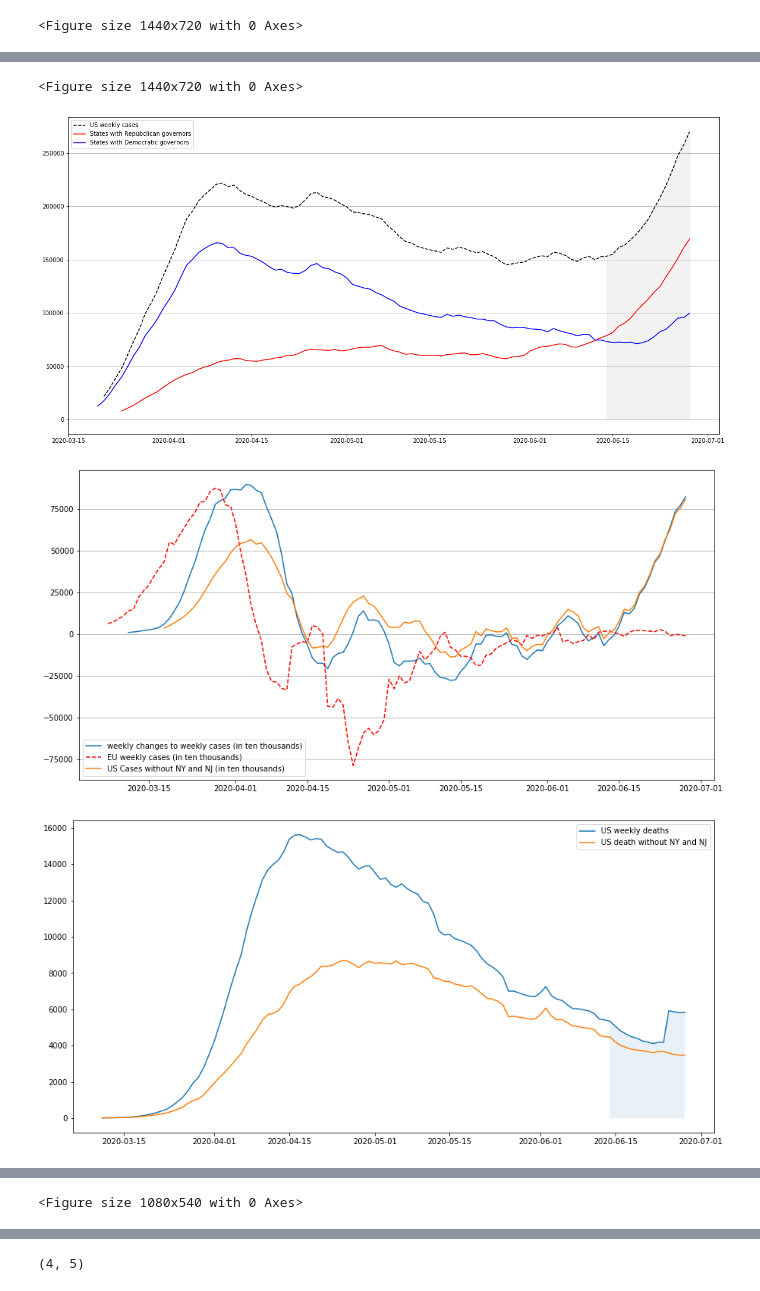
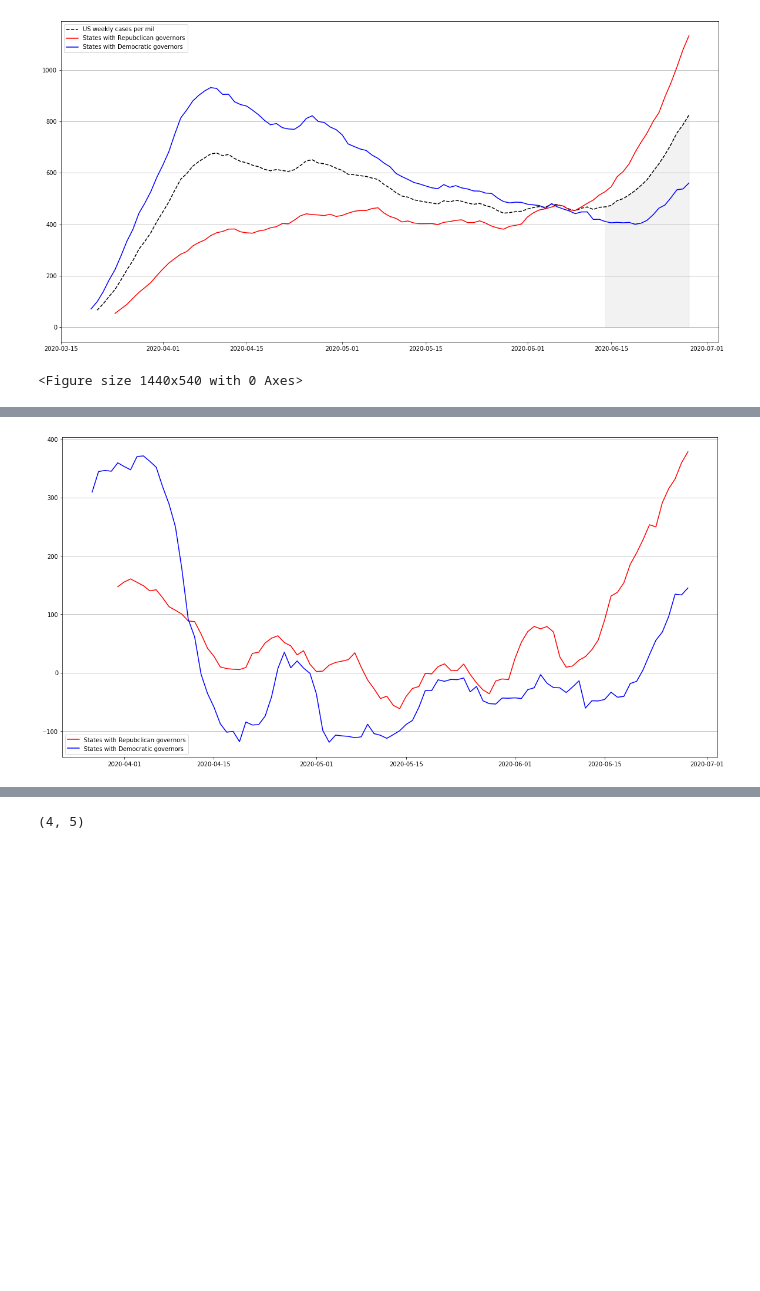
Before and after one commit to dviabhav/NYTCovidData, a Jupyter notebook: Covid19 file.ipynb, the cells around one changed output, grey strips where cells are left out. Cells and saved outputs as stored; diff of their text form; code cells hidden in the pictures; blank space fills up the shorter version.

```diff
--- a/Covid19 file.ipynb
+++ b/Covid19 file.ipynb
@@ -207,6 +56,14 @@ ax.legend()
 ylim = ax.get_ylim()
 ax.fill_between(raw_US.index[-15:], 0, raw_US.cases.diff(7)[-15:]/10000, alpha = 0.1)
 
+#####  Slope of weekly cases for US and EU
+plt.figure(figsize = (20,7.5))
+plt.plot(raw_US.cases.diff(7).diff(7)[50:], label = "weekly changes to weekly cases" )
+plt.plot(raw_Global.EU.diff(7).diff(7)[45:],'r--', label = "EU weekly cases", alpha = 0.5)
+plt.plot((raw_US.cases.diff(7) - (new_weekly_cases_state['New York'] + new_weekly_cases_state['New Jersey'] )).diff(7)[30:], label = "US Cases without NY and NJ", alpha = 0.5 )
+plt.grid(axis = 'y')
+plt.legend()
+
 #####  Plot cases per mil for US, and states with a Republican or Democratic governor
 plt.figure(figsize = (20,10))
 fig, ax = plt.subplots(figsize = (20, 10))
@@ -218,31 +75,13 @@ ax.legend()
 ylim = ax.get_ylim()
 ax.fill_between(raw_US.index[-15:], 0, 1000000*raw_US.cases.diff(7)[-15:]/(pop_D + pop_R), color = 'Grey', alpha = 0.1)
 
-
-
-#####  Slope of weekly cases for US and EU
-plt.figure(figsize = (15,7.5))
-plt.plot(raw_US.cases.diff(7).diff(7)[50:], label = "weekly changes to weekly cases (in ten thousands)" )
-plt.plot(raw_Global.EU.diff(7).diff(7)[45:],'r--', label = "EU weekly cases (in ten thousands)")
-plt.plot((raw_US.cases.diff(7) - (new_weekly_cases_state['New York'] + new_weekly_cases_state['New Jersey'] )).diff(7)[30:], label = "US Cases without NY and NJ (in ten thousands)" )
-plt.grid(axis = 'y')
-plt.legend()
-
-#####  Weekly deaths reported
-fig, ax = plt.subplots(figsize = (15,7.5))
-ax.plot(raw_US.deaths.diff(7)[50:], label = "US weekly deaths")
-ax.plot((raw_US.deaths.diff(7) - (new_weekly_deaths_state['New York'] + new_weekly_deaths_state['New Jersey'] ))[50:], label = "US death without NY and NJ" )
-ax.legend()
-ylim = ax.get_ylim()
-ax.fill_between(raw_US.index[-15:], 0, raw_US .deaths.diff(7)[-15:], alpha = 0.1)
-
-
-fig, ax = plt.subplots(figsize = (15,7.5))
-plt.figure(figsize = (15,7.5))
-ax.plot(raw_US.deaths.diff(7).diff(7)[50:], 'r--', label = "Changes to US weekly deaths")
-ax.plot((raw_US.deaths.diff(7) - (new_weekly_deaths_state['New York'] + new_weekly_deaths_state['New Jersey'] )).diff(7)[50:], label = "Changes to US death without NY and NJ" )
+#####  Slope of cases for US, and states with a Republican or Democratic governor
+plt.figure(figsize = (20,7.5))
+fig, ax = plt.subplots(figsize = (20, 10))
+ax.plot(cases_R['cases per mil'].diff(7).dropna(), label = "States with Repubclican governors", color = 'Red' )
+ax.plot(cases_D['cases per mil'].diff(7).dropna(), label = "States with Democratic governors", color = 'Blue')
 ax.grid(axis = 'y')
 ax.legend()
 ylim = ax.get_ylim()
-ax.fill_between(raw_US.index[-15:], 0, (raw_US.deaths.diff(7) - (new_weekly_deaths_state['New York'] + new_weekly_deaths_state['New Jersey'] )).diff(7)[-15:], alpha = 0.1)
+#ax.fill_between(raw_US.index[-15:], 0, 1000000*raw_US.cases.diff(7)[-15:]/(pop_D + pop_R), color = 'Grey', alpha = 0.1)
 # %% [output]
@@ -252 +92,2 @@ ax.fill_between(raw_US.index[-15:], 0, (raw_US.deaths.diff(7) - (new_weekly_deat
+[figure, new version]
-<Figure size 1440x720 with 0 Axes>
+<Figure size 1440x540 with 0 Axes>
@@ -254,4 +94 @@ ax.fill_between(raw_US.index[-15:], 0, (raw_US.deaths.diff(7) - (new_weekly_deat
-<Figure size 1440x720 with 0 Axes>
-[figure, old version]
-[figure, old version]
+[figure, new version]
-[figure, removed]
@@ -259 +94,0 @@ ax.fill_between(raw_US.index[-15:], 0, (raw_US.deaths.diff(7) - (new_weekly_deat
-<Figure size 1080x540 with 0 Axes>
```
Also changed, not shown: parts of 11 cells of this notebook, 1 other file.
